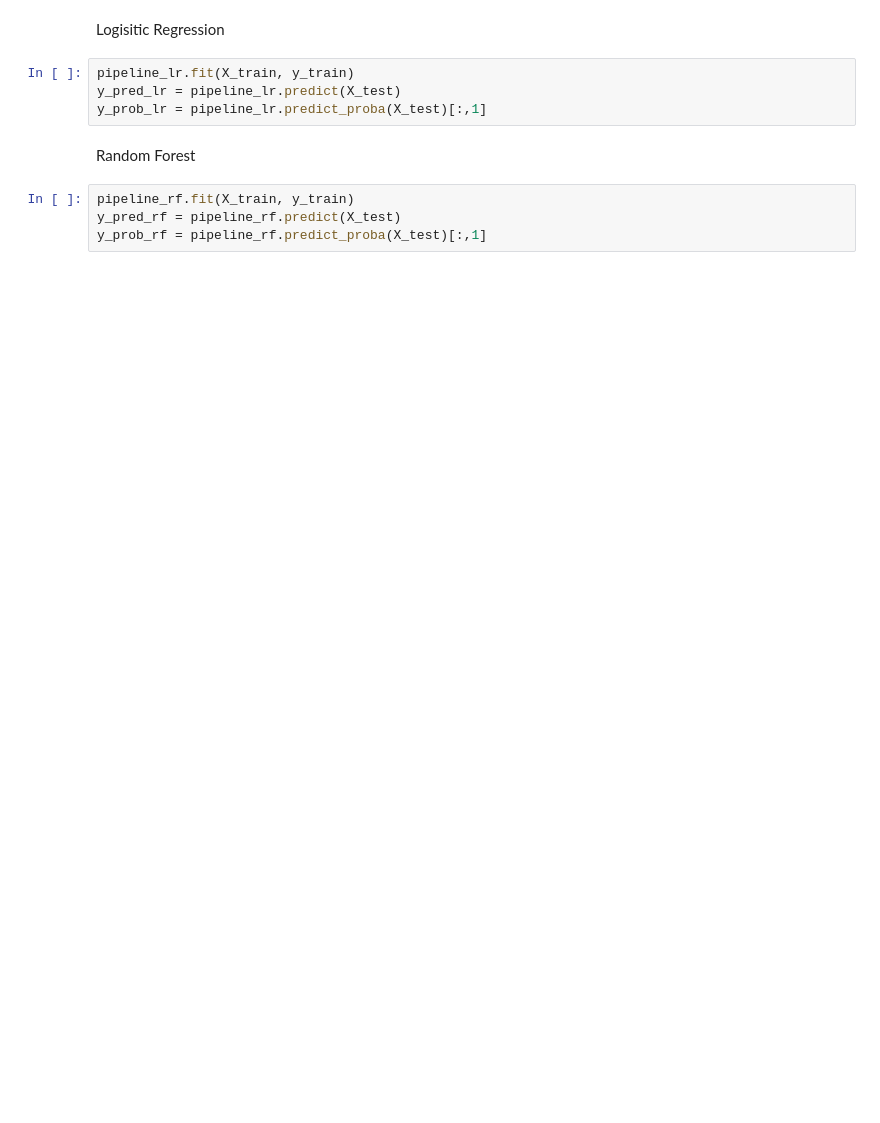
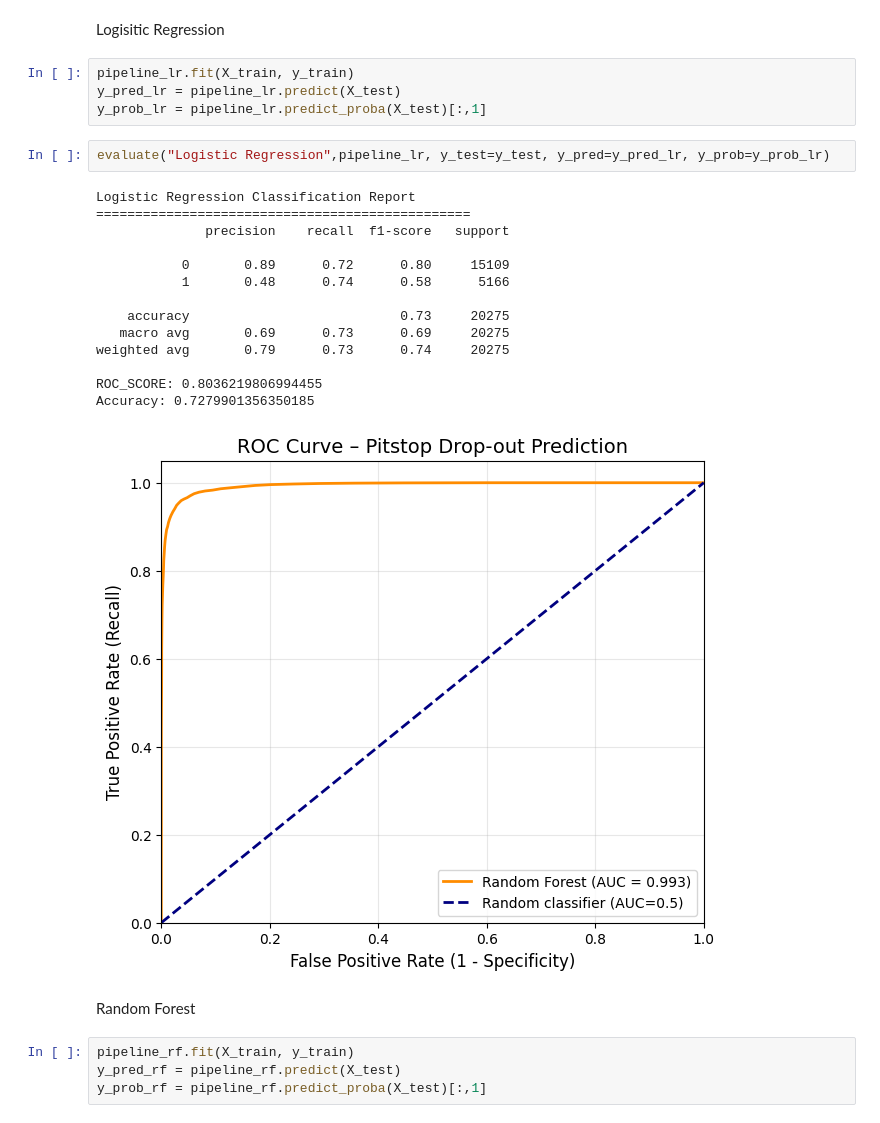
Before and after one commit to JosephRidge/ML-101, a Jupyter notebook: model_evaluation/model_eval.ipynb, the cells around one changed output. Drawn from its saved outputs; the diff is of its cells as text; blank space fills up the shorter version.

```diff
--- a/model_evaluation/model_eval.ipynb
+++ b/model_evaluation/model_eval.ipynb
@@ -113,6 +152,23 @@ Logisitic Regression
 pipeline_lr.fit(X_train, y_train)
 y_pred_lr = pipeline_lr.predict(X_test)
 y_prob_lr = pipeline_lr.predict_proba(X_test)[:,1]
+# %%
+evaluate("Logistic Regression",pipeline_lr, y_test=y_test, y_pred=y_pred_lr, y_prob=y_prob_lr)
+# %% [output]
+Logistic Regression Classification Report
+================================================
+              precision    recall  f1-score   support
+
+           0       0.89      0.72      0.80     15109
+           1       0.48      0.74      0.58      5166
+
+    accuracy                           0.73     20275
+   macro avg       0.69      0.73      0.69     20275
+weighted avg       0.79      0.73      0.74     20275
+
+ROC_SCORE: 0.8036219806994455
+Accuracy: 0.7279901356350185
+[figure, added]
 # %% [markdown]
 Random Forest
 # %%
```
Also changed, not shown: parts of 9 cells of this notebook.
